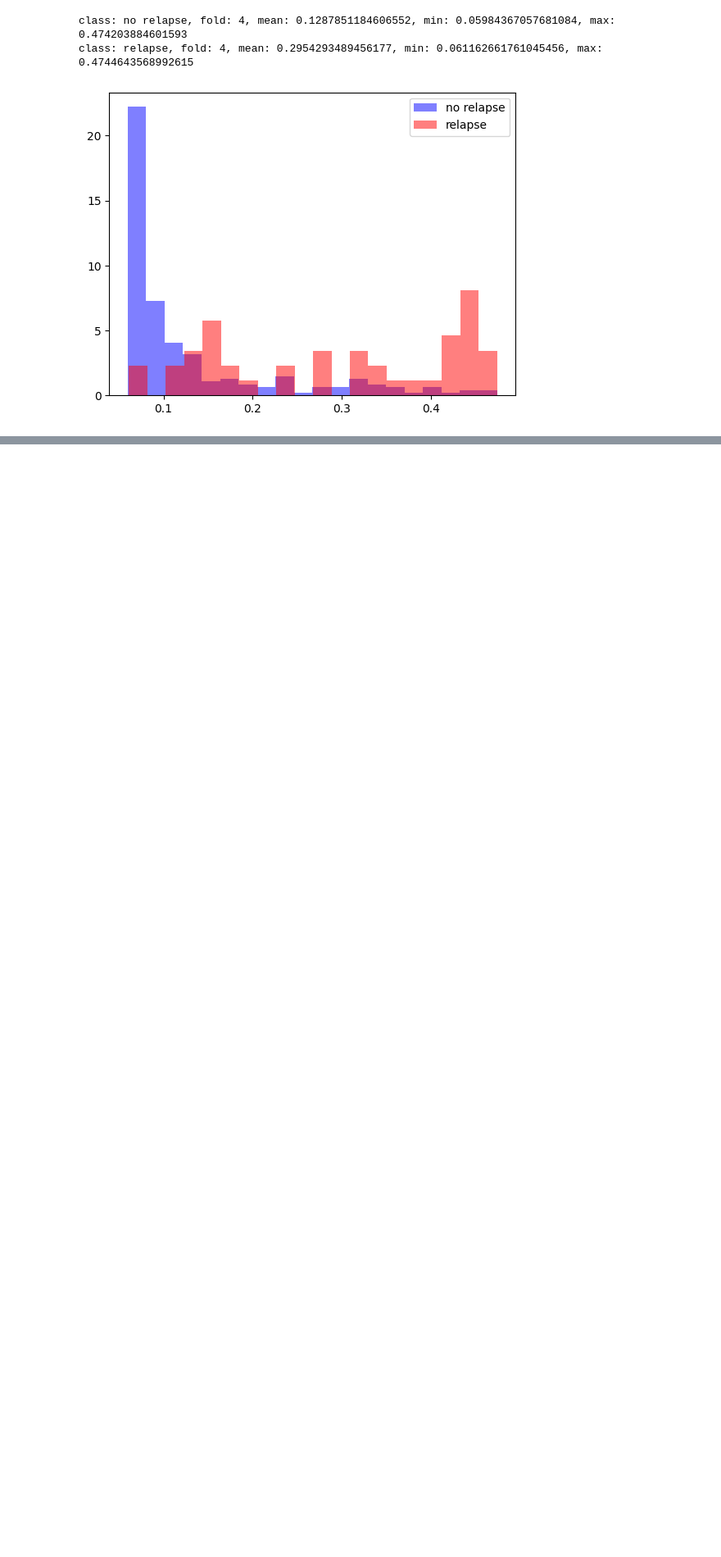
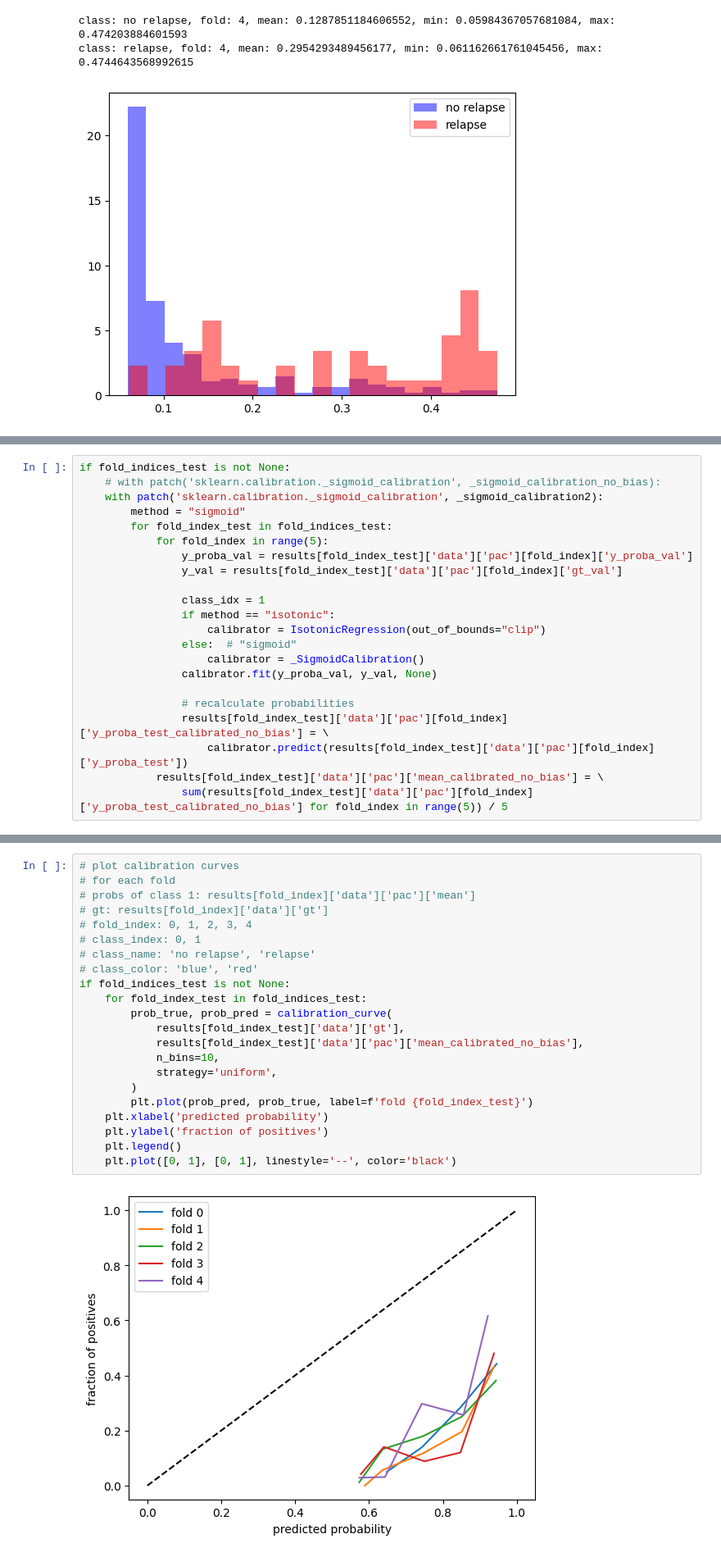
Before and after one commit to mkotyushev/visiomel-2023, a Jupyter notebook: src/notebooks/plot_nested_cv_results.ipynb, the cells around one changed output, grey strips where cells are left out. Shown at 82% size. Saved outputs shown, nothing was run; the diff lists cells and outputs as text; blank space fills up the shorter version.

Commit message:
Add joint plot

```diff
--- a/src/notebooks/plot_nested_cv_results.ipynb
+++ b/src/notebooks/plot_nested_cv_results.ipynb
@@ -256,0 +505,22 @@ Error:
+# %%
+if fold_indices_test is not None:
+    # with patch('sklearn.calibration._sigmoid_calibration', _sigmoid_calibration_no_bias):
+    with patch('sklearn.calibration._sigmoid_calibration', _sigmoid_calibration2):
+        method = "sigmoid"
+        for fold_index_test in fold_indices_test:
+            for fold_index in range(5):
+                y_proba_val = results[fold_index_test]['data']['pac'][fold_index]['y_proba_val']
+                y_val = results[fold_index_test]['data']['pac'][fold_index]['gt_val']
+
+                class_idx = 1
+                if method == "isotonic":
+                    calibrator = IsotonicRegression(out_of_bounds="clip")
+                else:  # "sigmoid"
+                    calibrator = _SigmoidCalibration()
+                calibrator.fit(y_proba_val, y_val, None)
+
+                # recalculate probabilities
+                results[fold_index_test]['data']['pac'][fold_index]['y_proba_test_calibrated_no_bias'] = \
+                    calibrator.predict(results[fold_index_test]['data']['pac'][fold_index]['y_proba_test'])
+            results[fold_index_test]['data']['pac']['mean_calibrated_no_bias'] = \
+                sum(results[fold_index_test]['data']['pac'][fold_index]['y_proba_test_calibrated_no_bias'] for fold_index in range(5)) / 5
@@ -256,0 +545,24 @@ Error:
+# %%
+# plot calibration curves
+# for each fold
+# probs of class 1: results[fold_index]['data']['pac']['mean']
+# gt: results[fold_index]['data']['gt']
+# fold_index: 0, 1, 2, 3, 4
+# class_index: 0, 1
+# class_name: 'no relapse', 'relapse'
+# class_color: 'blue', 'red'
+if fold_indices_test is not None:
+    for fold_index_test in fold_indices_test:
+        prob_true, prob_pred = calibration_curve(
+            results[fold_index_test]['data']['gt'],
+            results[fold_index_test]['data']['pac']['mean_calibrated_no_bias'],
+            n_bins=10,
+            strategy='uniform',
+        )
+        plt.plot(prob_pred, prob_true, label=f'fold {fold_index_test}')
+    plt.xlabel('predicted probability')
+    plt.ylabel('fraction of positives')
+    plt.legend()
+    plt.plot([0, 1], [0, 1], linestyle='--', color='black')
+# %% [output]
+[figure, added]
```
Also changed, not shown: parts of 23 cells of this notebook.
